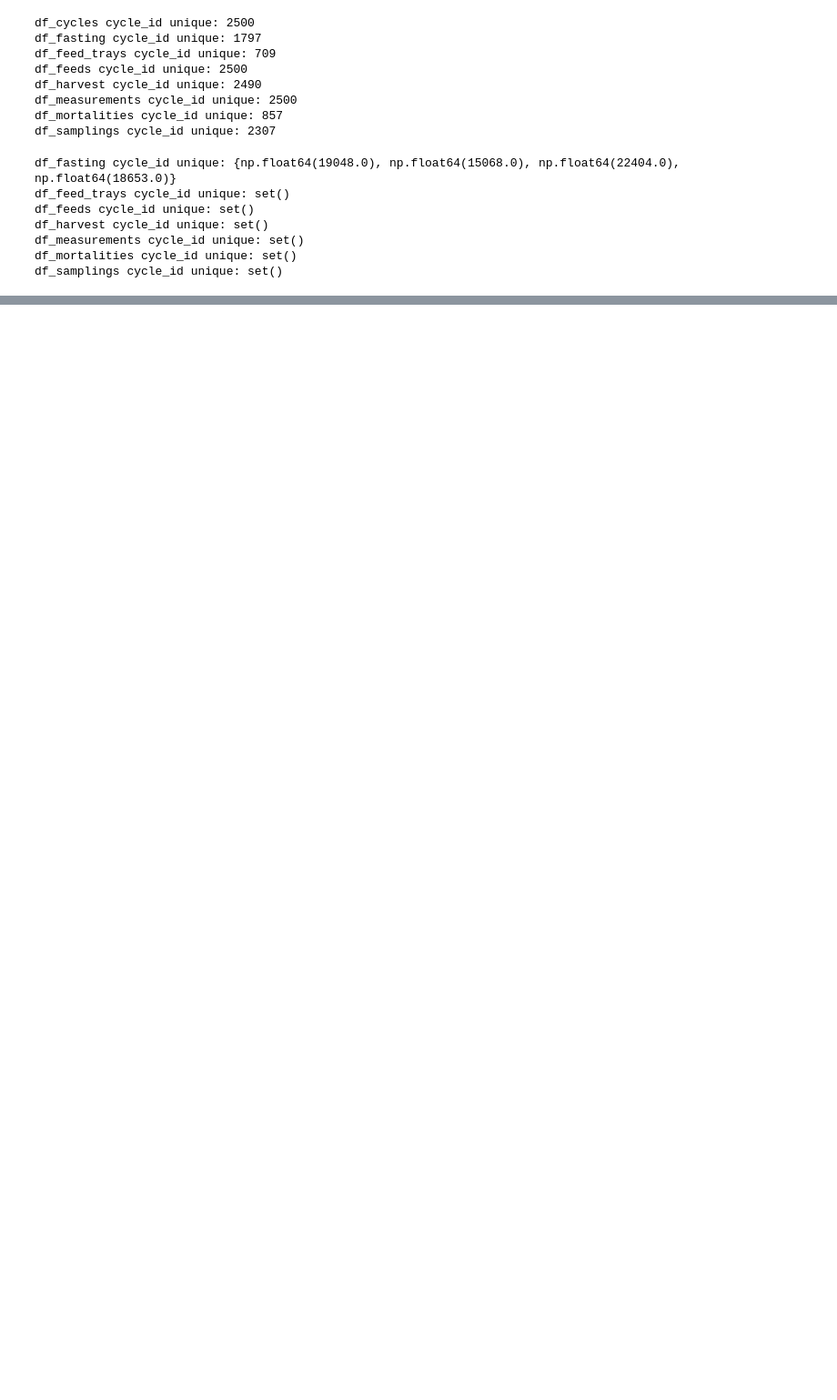
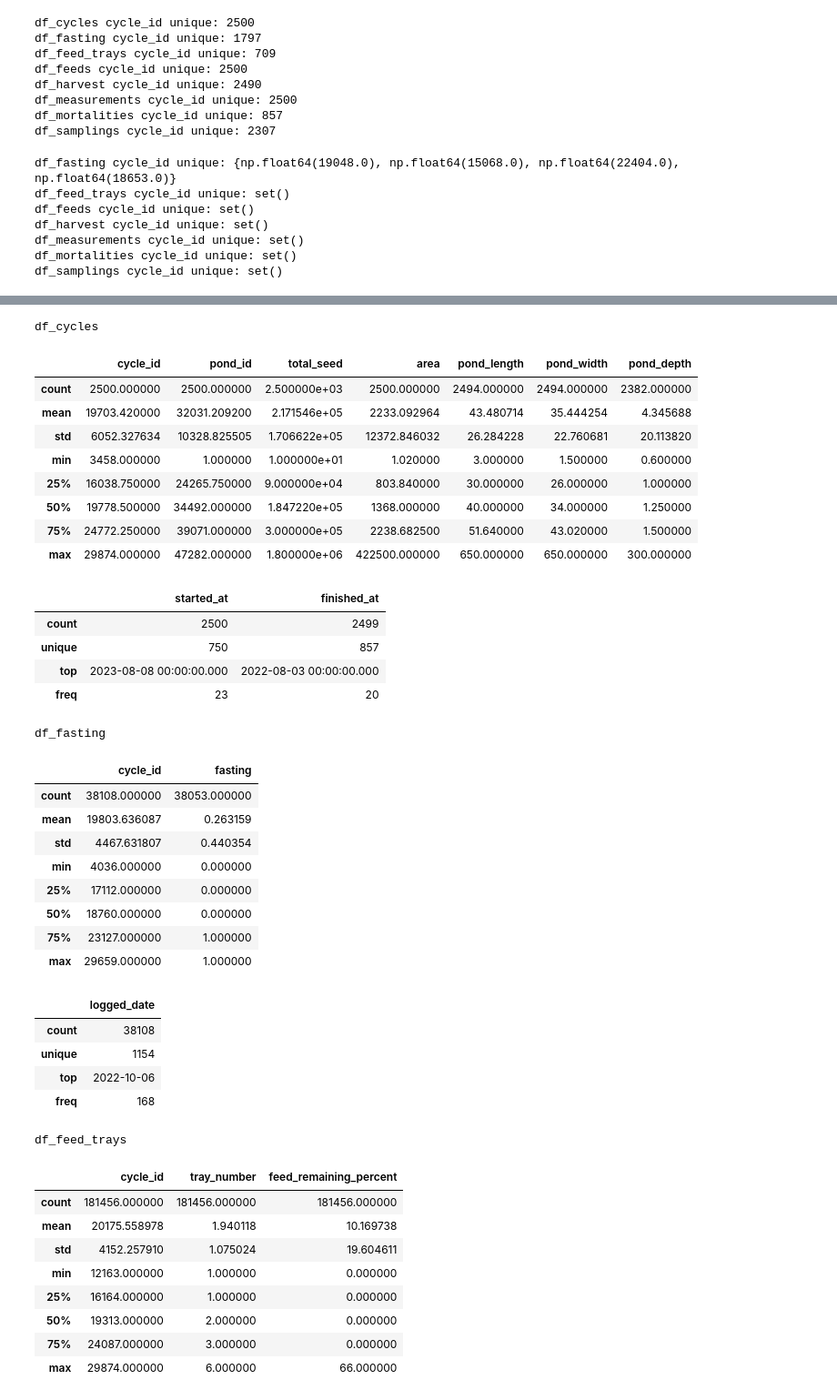
Before and after one commit to nurgoni/shrimp-forecasting, a Jupyter notebook: notebook/EDA.ipynb, the cells around one changed output, grey strips where cells are left out. Shown at 91% size. Drawn from its saved outputs; the diff is of its cells as text; code cells hidden in the pictures; blank space fills up the shorter version.

```diff
--- a/notebook/EDA.ipynb
+++ b/notebook/EDA.ipynb
@@ -263,0 +377,46 @@ df_samplings cycle_id unique: set()
+# %%
+for name, df in list_df.items():
+    print(name)
+    display(df.describe())
+    display(df.describe(include="object"))
+# %% [output]
+df_cycles
+|  | cycle_id | pond_id | total_seed | area | pond_length | pond_width | pond_depth |
+| count | 2500.000000 | 2500.000000 | 2.500000e+03 | 2500.000000 | 2494.000000 | 2494.000000 | 2382.000000 |
+| mean | 19703.420000 | 32031.209200 | 2.171546e+05 | 2233.092964 | 43.480714 | 35.444254 | 4.345688 |
+| std | 6052.327634 | 10328.825505 | 1.706622e+05 | 12372.846032 | 26.284228 | 22.760681 | 20.113820 |
+| min | 3458.000000 | 1.000000 | 1.000000e+01 | 1.020000 | 3.000000 | 1.500000 | 0.600000 |
+| 25% | 16038.750000 | 24265.750000 | 9.000000e+04 | 803.840000 | 30.000000 | 26.000000 | 1.000000 |
+| 50% | 19778.500000 | 34492.000000 | 1.847220e+05 | 1368.000000 | 40.000000 | 34.000000 | 1.250000 |
+| 75% | 24772.250000 | 39071.000000 | 3.000000e+05 | 2238.682500 | 51.640000 | 43.020000 | 1.500000 |
+| max | 29874.000000 | 47282.000000 | 1.800000e+06 | 422500.000000 | 650.000000 | 650.000000 | 300.000000 |
+|  | started_at | finished_at |
+| count | 2500 | 2499 |
+| unique | 750 | 857 |
+| top | 2023-08-08 00:00:00.000 | 2022-08-03 00:00:00.000 |
+| freq | 23 | 20 |
+df_fasting
+|  | cycle_id | fasting |
+| count | 38108.000000 | 38053.000000 |
+| mean | 19803.636087 | 0.263159 |
+| std | 4467.631807 | 0.440354 |
+| min | 4036.000000 | 0.000000 |
+| 25% | 17112.000000 | 0.000000 |
+| 50% | 18760.000000 | 0.000000 |
+| 75% | 23127.000000 | 1.000000 |
+| max | 29659.000000 | 1.000000 |
+|  | logged_date |
+| count | 38108 |
+| unique | 1154 |
+| top | 2022-10-06 |
+| freq | 168 |
+df_feed_trays
+|  | cycle_id | tray_number | feed_remaining_percent |
+| count | 181456.000000 | 181456.000000 | 181456.000000 |
+| mean | 20175.558978 | 1.940118 | 10.169738 |
+| std | 4152.257910 | 1.075024 | 19.604611 |
+| min | 12163.000000 | 1.000000 | 0.000000 |
+| 25% | 16164.000000 | 1.000000 | 0.000000 |
+| 50% | 19313.000000 | 2.000000 | 0.000000 |
+| 75% | 24087.000000 | 3.000000 | 0.000000 |
+| max | 29874.000000 | 6.000000 | 66.000000 |
```
Also changed, not shown: parts of 23 cells of this notebook.
